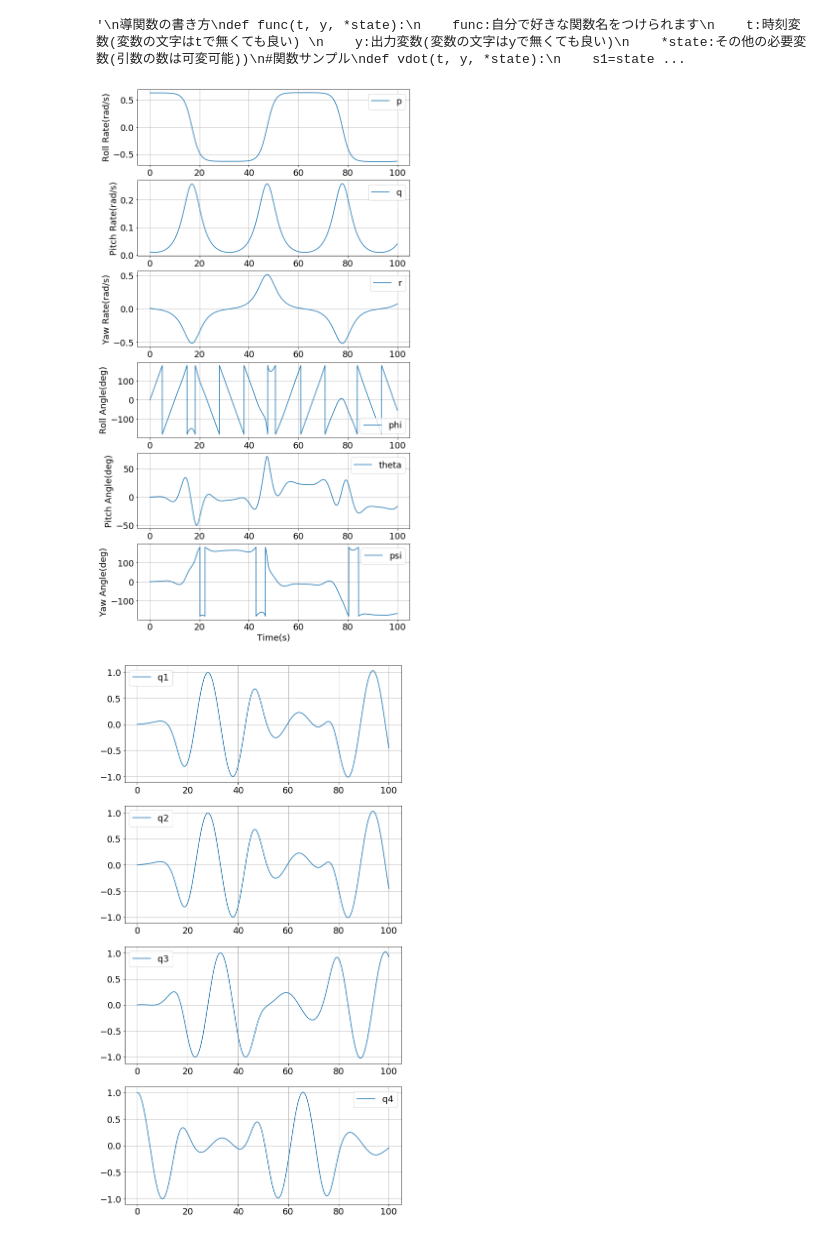
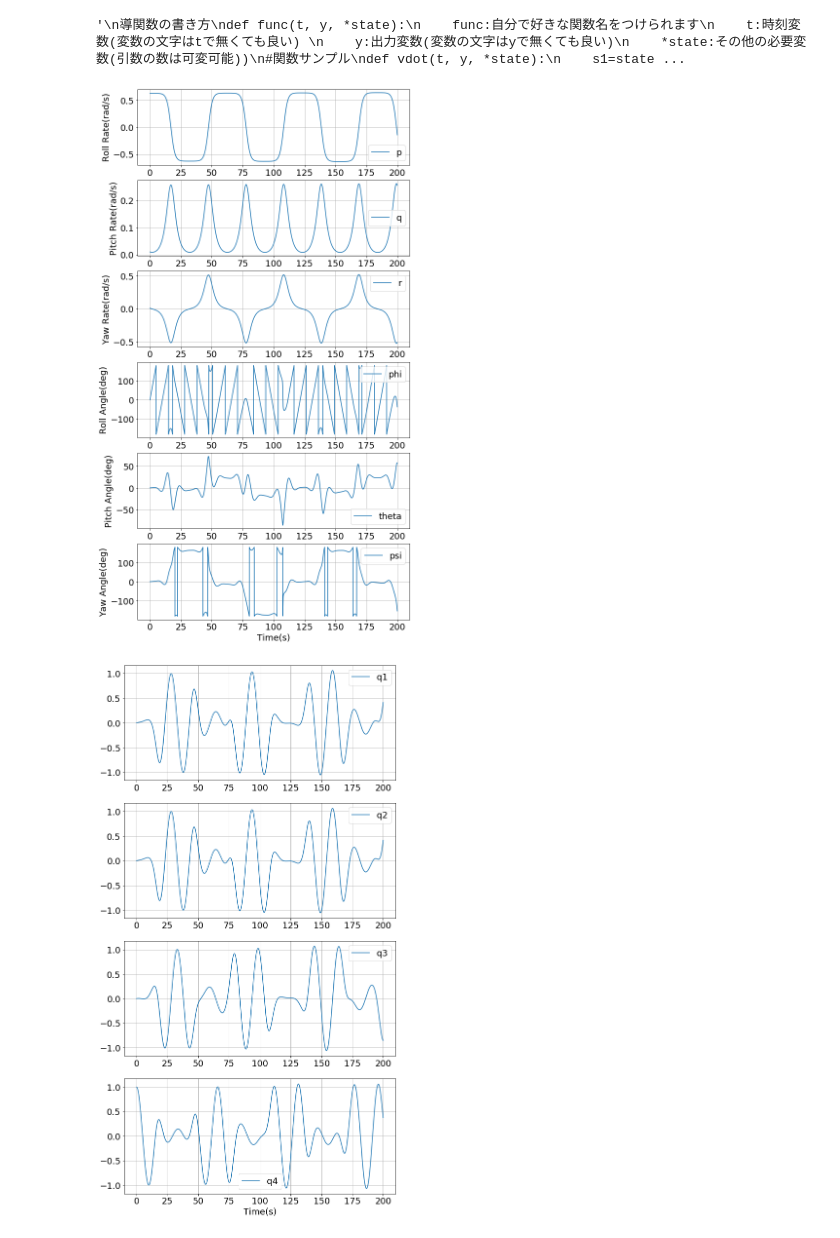
Before and after one commit to kouhei1970/Tumbling_T-handle, a Jupyter notebook: tumbling_T-handle.ipynb, the cells around one changed output. Drawn from its saved outputs; the diff is of its cells as text; code cells hidden in the pictures.

```diff
--- a/tumbling_T-handle.ipynb
+++ b/tumbling_T-handle.ipynb
@@ -180,7 +180,7 @@ def main():
 
     h=1e-2 #刻み幅
 
-    endtime=100.0
+    endtime=200.0
     Num=int(endtime/h)+1
 
     #求解ループ
@@ -312,9 +312,12 @@ def main():
     plt.subplot('414')
     plt.plot(T,Q4, label='q4')
     plt.legend()
+    plt.xlabel('Time(s)')
     plt.grid()
+
+    return (Phi,Theta,Psi)
-# %%
-main()
-# %% [output]
-[figure, removed]
-[figure, removed]
+# %%
+Phi,Theta,Psi=main()
+# %% [output]
+[figure, added]
+[figure, added]
```
Also changed, not shown: parts of 3 cells of this notebook.
